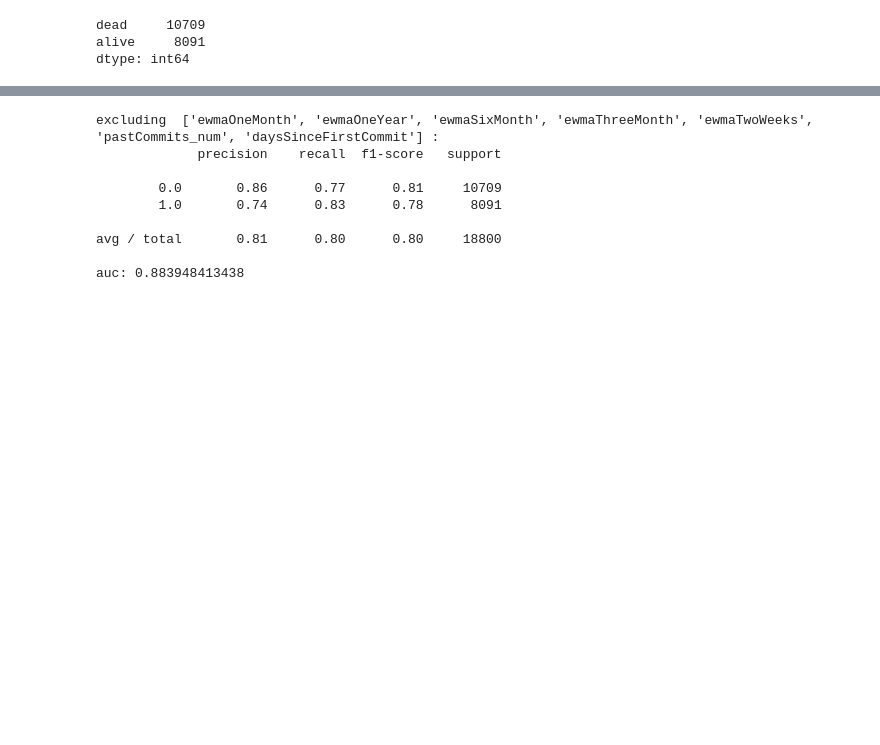
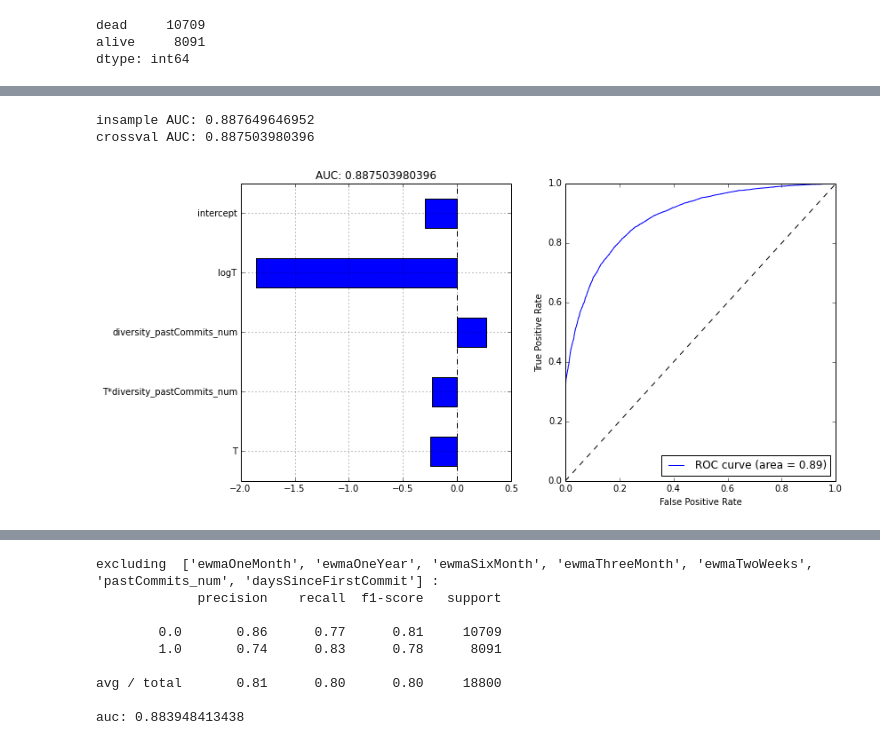
Before and after one commit to gauthamnair/repopulse, a Jupyter notebook: featureImportanceInLogisticRegression.ipynb, the cells around one changed output, grey strips where cells are left out. Cells and saved outputs as stored; diff of their text form; code cells hidden in the pictures; blank space fills up the shorter version.

```diff
--- a/featureImportanceInLogisticRegression.ipynb
+++ b/featureImportanceInLogisticRegression.ipynb
@@ -111,0 +112,12 @@ auc: 0.886823231756
+# %%
+pm = PredictorsMaker()
+pm.includeColumn('daysSinceLastCommit', alias='logT', transformer=lambda x: np.log(x+1))
+pm.includeColumn('daysSinceLastCommit', alias='T')
+pm.includeColumn('diversity_pastCommits_num', transformer=None)
+pm.includeInteraction('T', 'diversity_pastCommits_num')
+result = evaluatePredictors(pm)
+plotLogistic(*result)
+# %% [output]
+insample AUC: 0.887649646952
+crossval AUC: 0.887503980396
+[figure, added]
```
Also changed, not shown: parts of 22 cells of this notebook, 4 other files.
